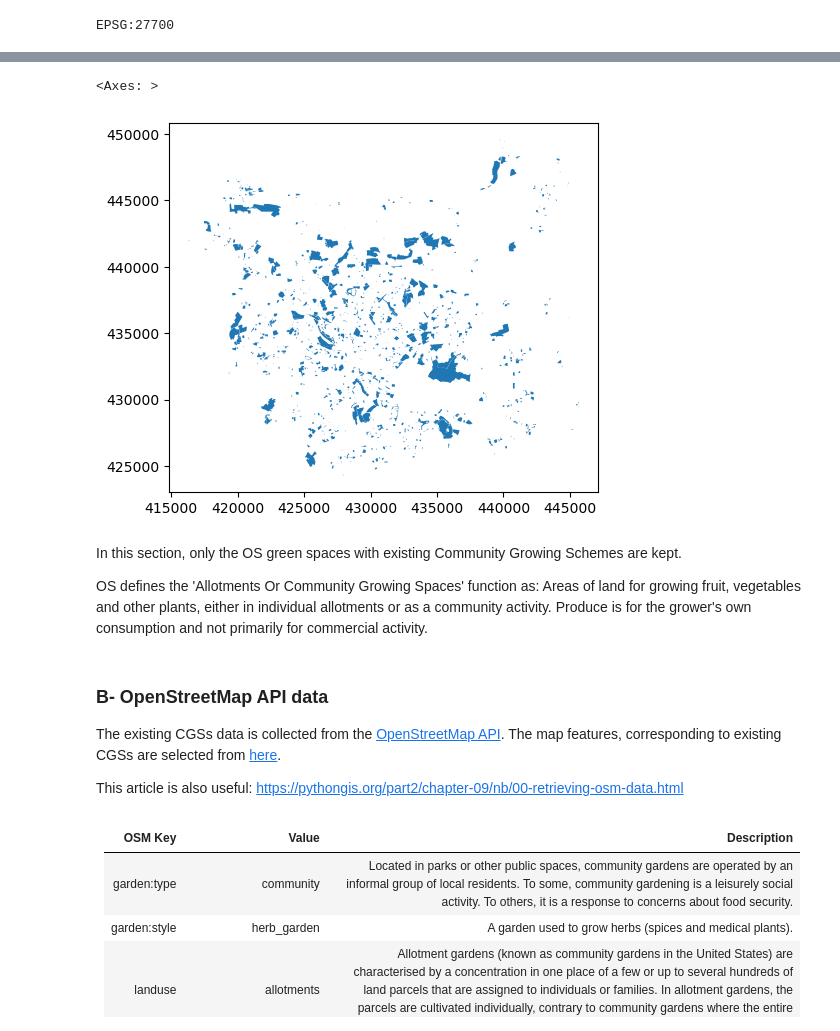
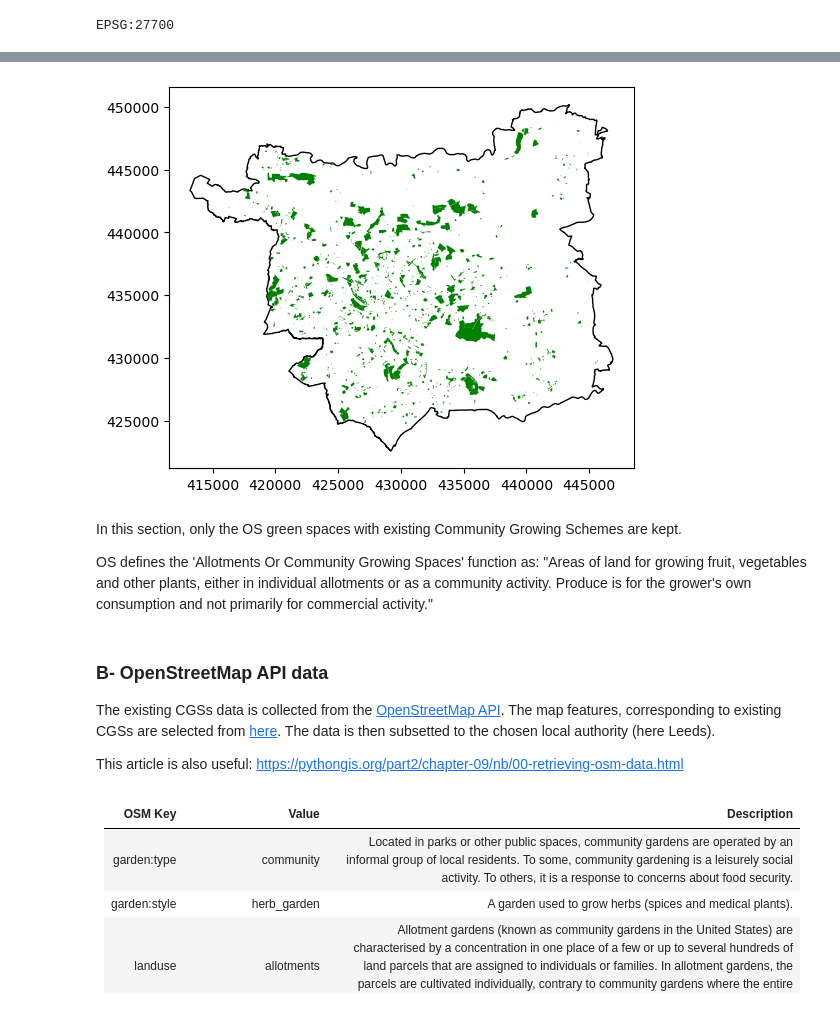
Before and after one commit to MarionC749/LIDA-SEEDS, a Jupyter notebook: Code/1-SEEDS_existingCGS_search.ipynb, the cells around one changed output, grey strips where cells are left out. Cells and saved outputs as stored; diff of their text form; code cells hidden in the pictures.

```diff
--- a/Code/1-SEEDS_existingCGS_search.ipynb
+++ b/Code/1-SEEDS_existingCGS_search.ipynb
@@ -95,5 +95,5 @@ print(chosen_LA.crs)
 EPSG:27700
 # %%
 #Create outline of chosen LA
-#chosen_LA['outline'] = 1
-#LA_outline = chosen_LA.dissolve(by= 'outline')
+chosen_LA['outline'] = 1
+LA_outline = chosen_LA.dissolve(by= 'outline')
@@ -239,14 +245,29 @@ greenspace_sites_lad.head()
 | 193 | 49E9C6EE-2D3A-A491-E063-8CCAA00A0EF3 | Public Park Or Garden | Low Moor | None | None | None | ... |
 # %%
 #Plot OS Greenspaces in Local Authority
-greenspace_sites_lad.plot()
+fig , ax = plt.subplots(figsize=(6, 6))
+
+#Plot outline first
+LA_outline.plot(
+    ax= ax,
+    facecolor= 'none',
+    edgecolor='black',
+    linewidth=1
+)
+
+#Plot greenspaces
+greenspace_sites_lad.plot(
+    ax=ax,
+    color='green'
+)
+
+plt.show()
 # %% [output]
-<Axes: >
-[figure, old version]
+[figure, new version]
 # %% [markdown]
 In this section, only the OS green spaces with existing Community Growing Schemes are kept.
 
-OS defines the 'Allotments Or Community Growing Spaces' function as: Areas of land for growing fruit, vegetables and other plants, either in individual allotments or as a community activity. Produce is for the grower's own consumption and not primarily for commercial activity.
+OS defines the 'Allotments Or Community Growing Spaces' function as: "Areas of land for growing fruit, vegetables and other plants, either in individual allotments or as a community activity. Produce is for the grower's own consumption and not primarily for commercial activity."
 # %%
 os_existing_cgs = greenspace_sites_lad[greenspace_sites_lad['function'] == 'Allotments Or Community Growing Spaces']
 # %% [markdown]
@@ -254,6 +275,7 @@ os_existing_cgs = greenspace_sites_lad[greenspace_sites_lad['function'] == 'Allo
 
 The existing CGSs data is collected from the [OpenStreetMap API](https://www.openstreetmap.org).
 The map features, corresponding to existing CGSs are selected from [here](https://wiki.openstreetmap.org/wiki/Map_features).
+The data is then subsetted to the chosen local authority (here Leeds).
 
 This article is also useful: https://pythongis.org/part2/chapter-09/nb/00-retrieving-osm-data.html
 # %% [markdown]
```
Also changed, not shown: parts of 37 cells of this notebook.
